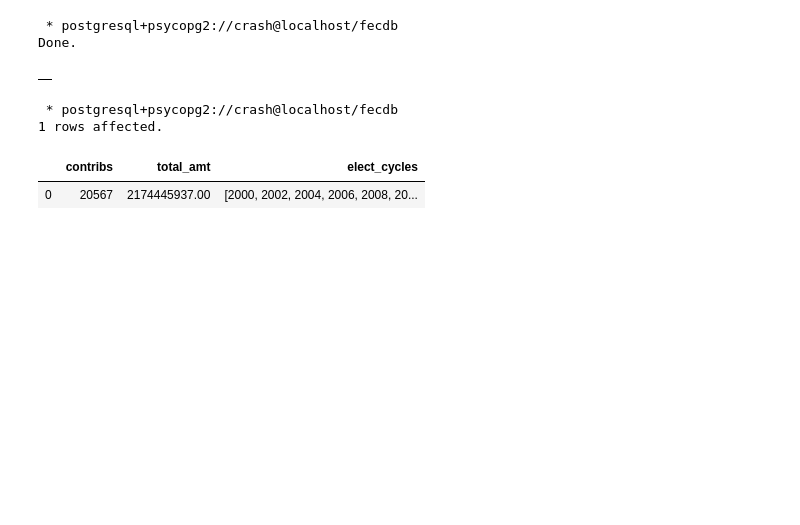
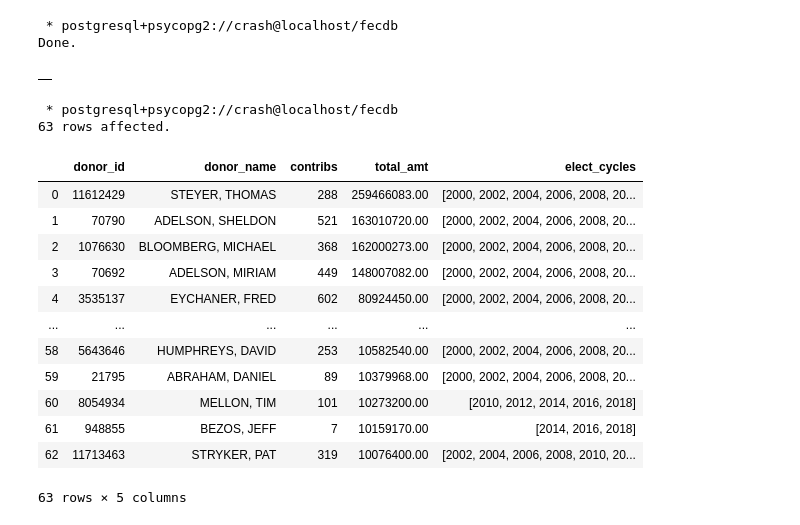
Before and after one commit to crashka/fecdb, a Jupyter notebook: notebooks/define_context/dc7_ctx_dseg_total_amt_tiered_sample.ipynb, the cells around one changed output. Drawn from its saved outputs; the diff is of its cells as text; code cells hidden in the pictures; blank space fills up the shorter version.

```diff
--- a/notebooks/define_context/dc6_ctx_dseg_total_amt_tiered_sample.ipynb
+++ b/notebooks/define_context/dc7_ctx_dseg_total_amt_tiered_sample.ipynb
@@ -538,12 +564,28 @@ Done.
 |  |
 # %%
 %%sql
-select count(*)             as contribs,
+select d.id                 as donor_id,
+       d.name               as donor_name,
+       count(*)             as contribs,
        sum(transaction_amt) as total_amt,
        array_agg(distinct elect_cycle) as elect_cycles
-  from ctx_contrib
+  from ctx_donor_contrib cx
+  join donor_indiv d on d.id = cx.donor_indiv_id
+ group by 1, 2
+ order by 4 desc, 3 desc
 # %% [output]
  * postgresql+psycopg2://crash@localhost/fecdb
-1 rows affected.
+63 rows affected.
-|  | contribs | total_amt | elect_cycles |
-| 0 | 20567 | 2174445937.00 | [2000, 2002, 2004, 2006, 2008, 20... |
+|  | donor_id | donor_name | contribs | total_amt | elect_cycles |
+| 0 | 11612429 | STEYER, THOMAS | 288 | 259466083.00 | [2000, 2002, 2004, 2006, 2008, 20... |
+| 1 | 70790 | ADELSON, SHELDON | 521 | 163010720.00 | [2000, 2002, 2004, 2006, 2008, 20... |
+| 2 | 1076630 | BLOOMBERG, MICHAEL | 368 | 162000273.00 | [2000, 2002, 2004, 2006, 2008, 20... |
+| 3 | 70692 | ADELSON, MIRIAM | 449 | 148007082.00 | [2000, 2002, 2004, 2006, 2008, 20... |
+| 4 | 3535137 | EYCHANER, FRED | 602 | 80924450.00 | [2000, 2002, 2004, 2006, 2008, 20... |
+| ... | ... | ... | ... | ... | ... |
+| 58 | 5643646 | HUMPHREYS, DAVID | 253 | 10582540.00 | [2000, 2002, 2004, 2006, 2008, 20... |
+| 59 | 21795 | ABRAHAM, DANIEL | 89 | 10379968.00 | [2000, 2002, 2004, 2006, 2008, 20... |
+| 60 | 8054934 | MELLON, TIM | 101 | 10273200.00 | [2010, 2012, 2014, 2016, 2018] |
+| 61 | 948855 | BEZOS, JEFF | 7 | 10159170.00 | [2014, 2016, 2018] |
+| 62 | 11713463 | STRYKER, PAT | 319 | 10076400.00 | [2002, 2004, 2006, 2008, 2010, 20... |
+63 rows × 5 columns
```
Also changed, not shown: parts of 23 cells of this notebook, 13 other files.
